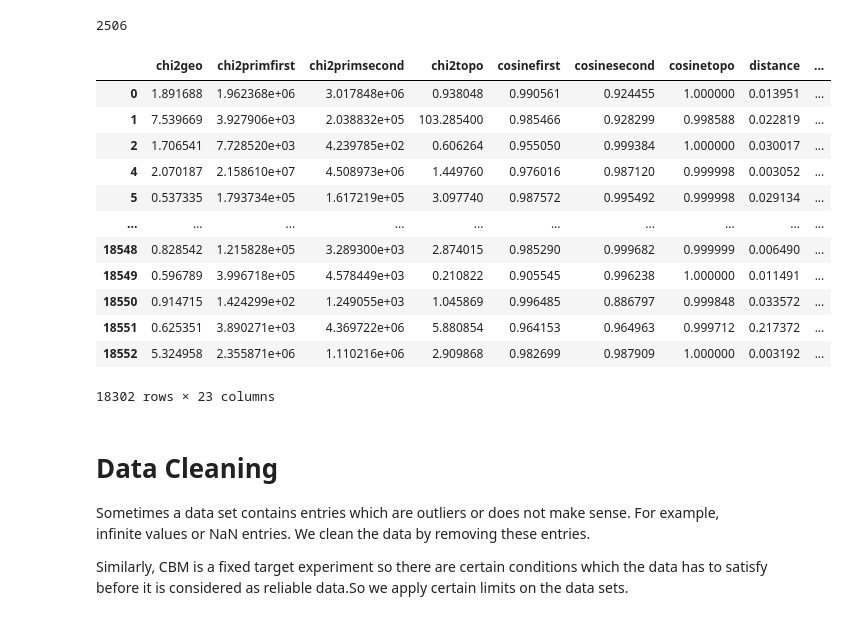
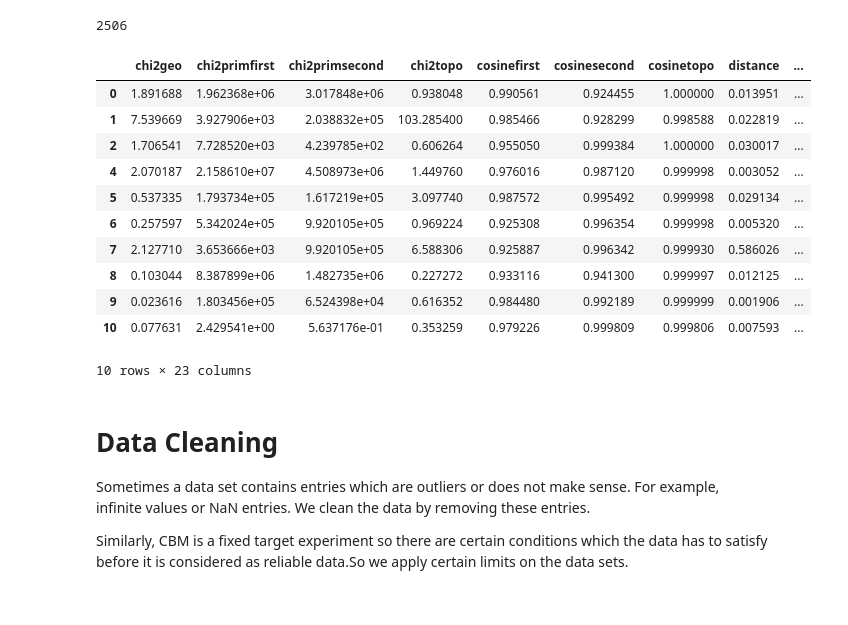
Before and after one commit to julnow/JupyterNotebooks, a Jupyter notebook: kaon_XGB.ipynb, the cells around one changed output. Drawn from its saved outputs; the diff is of its cells as text; code cells hidden in the pictures.

```diff
--- a/kaon_XGB.ipynb
+++ b/kaon_XGB.ipynb
@@ -127,28 +127,27 @@ gc.collect()
 # %%
 #we remove name prefixes 'Candidates'
 bckgr.columns = bckgr.columns.str.replace('Candidates_', '')
 bckgr.columns = bckgr.columns.str.replace('_', '')
 sign.columns = sign.columns.str.replace('Candidates_', '')
 sign.columns = sign.columns.str.replace('_', '')
 #we also get rid of coordinates errors
 sign = sign.drop(columns=['xerror', 'yerror', 'zerror', 'daughter1id', 'daughter2id', 'pid', 'pTerr', 'etaerr', 'masserr', 'phierr']).rename(columns={'generation' : 'issignal'})
-bckgr = bckgr.drop(columns=['xerror', 'yerror', 'zerror', 'daughter1id', 'daughter2id', 'pid', 'pTerr', 'etaerr', 'masserr', 'phierr'])
+bckgr = bckgr.drop(columns=['xerror', 'yerror', 'zerror', 'daughter1id', 'daughter2id', 'pid', 'pTerr', 'etaerr', 'masserr', 'phierr']).rename(columns={'generation' : 'issignal'})
 #let's check the name prefixes
-sign
+sign.iloc[0:10,:]
 # %% [output]
 |  | chi2geo | chi2primfirst | chi2primsecond | chi2topo | cosinefirst | cosinesecond | cosinetopo | distance | ... |
 | 0 | 1.891688 | 1.962368e+06 | 3.017848e+06 | 0.938048 | 0.990561 | 0.924455 | 1.000000 | 0.013951 | ... |
 | 1 | 7.539669 | 3.927906e+03 | 2.038832e+05 | 103.285400 | 0.985466 | 0.928299 | 0.998588 | 0.022819 | ... |
 | 2 | 1.706541 | 7.728520e+03 | 4.239785e+02 | 0.606264 | 0.955050 | 0.999384 | 1.000000 | 0.030017 | ... |
 | 4 | 2.070187 | 2.158610e+07 | 4.508973e+06 | 1.449760 | 0.976016 | 0.987120 | 0.999998 | 0.003052 | ... |
 | 5 | 0.537335 | 1.793734e+05 | 1.617219e+05 | 3.097740 | 0.987572 | 0.995492 | 0.999998 | 0.029134 | ... |
-| ... | ... | ... | ... | ... | ... | ... | ... | ... | ... |
-| 18548 | 0.828542 | 1.215828e+05 | 3.289300e+03 | 2.874015 | 0.985290 | 0.999682 | 0.999999 | 0.006490 | ... |
-| 18549 | 0.596789 | 3.996718e+05 | 4.578449e+03 | 0.210822 | 0.905545 | 0.996238 | 1.000000 | 0.011491 | ... |
-| 18550 | 0.914715 | 1.424299e+02 | 1.249055e+03 | 1.045869 | 0.996485 | 0.886797 | 0.999848 | 0.033572 | ... |
-| 18551 | 0.625351 | 3.890271e+03 | 4.369722e+06 | 5.880854 | 0.964153 | 0.964963 | 0.999712 | 0.217372 | ... |
-| 18552 | 5.324958 | 2.355871e+06 | 1.110216e+06 | 2.909868 | 0.982699 | 0.987909 | 1.000000 | 0.003192 | ... |
+| 6 | 0.257597 | 5.342024e+05 | 9.920105e+05 | 0.969224 | 0.925308 | 0.996354 | 0.999998 | 0.005320 | ... |
+| 7 | 2.127710 | 3.653666e+03 | 9.920105e+05 | 6.588306 | 0.925887 | 0.996342 | 0.999930 | 0.586026 | ... |
+| 8 | 0.103044 | 8.387899e+06 | 1.482735e+06 | 0.227272 | 0.933116 | 0.941300 | 0.999997 | 0.012125 | ... |
+| 9 | 0.023616 | 1.803456e+05 | 6.524398e+04 | 0.616352 | 0.984480 | 0.992189 | 0.999999 | 0.001906 | ... |
+| 10 | 0.077631 | 2.429541e+00 | 5.637176e-01 | 0.353259 | 0.979226 | 0.999809 | 0.999806 | 0.007593 | ... |
-18302 rows × 23 columns
+10 rows × 23 columns
 # %% [markdown]
 # Data Cleaning
 Sometimes a data set contains entries which are outliers or does not make sense. For example, infinite values or NaN entries. We clean the data by removing these entries.
```
Also changed, not shown: parts of 18 cells of this notebook, 1 other file.
